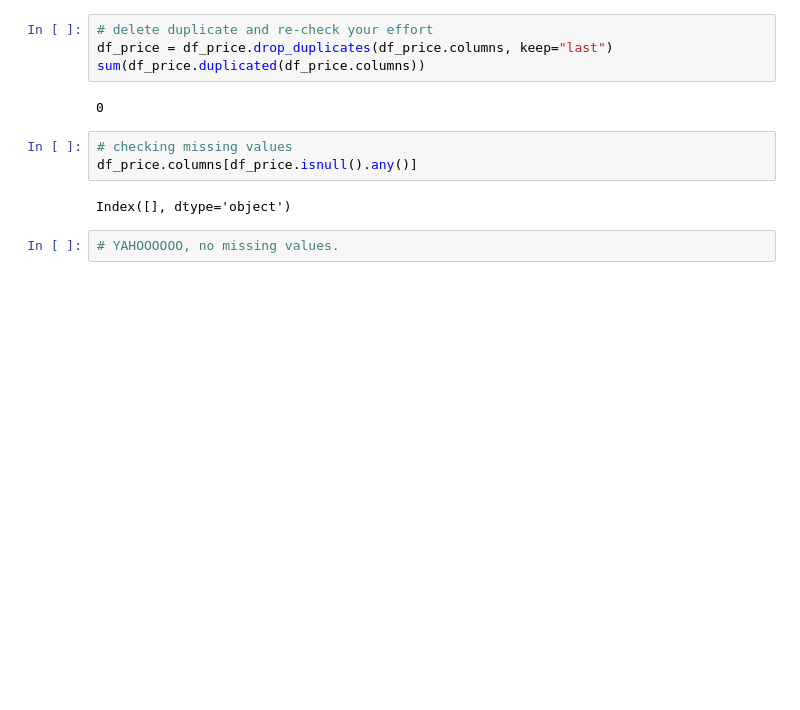
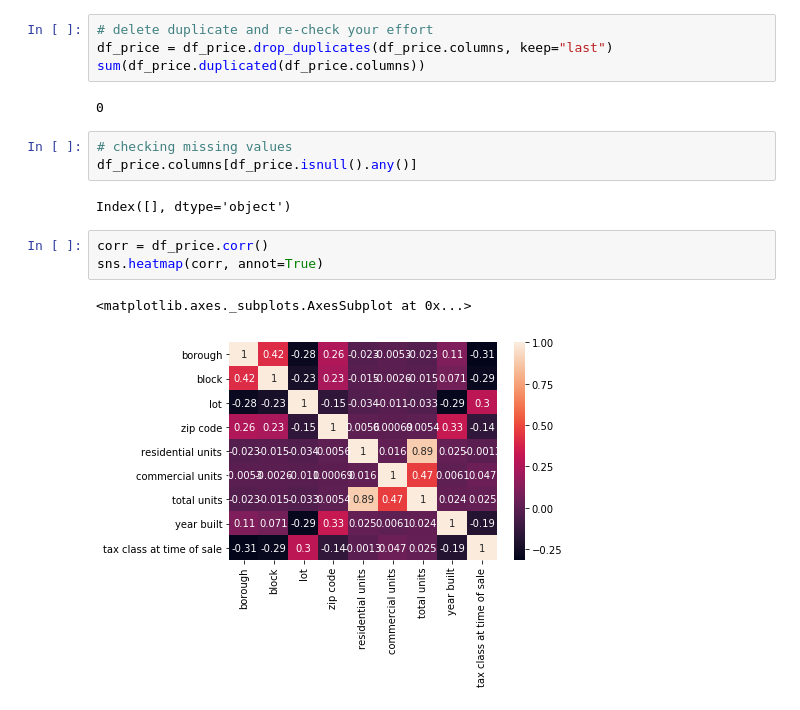
Before and after one commit to giuliosmall/Predicting-Energy-Consumption, a Jupyter notebook: Project_LISA.ipynb, the cells around one changed output. Drawn from its saved outputs; the diff is of its cells as text; blank space fills up the shorter version.

```diff
--- a/Project_LISA.ipynb
+++ b/Project_LISA.ipynb
@@ -123,5 +128,9 @@ sum(df_price.duplicated(df_price.columns))
 df_price.columns[df_price.isnull().any()]
 # %% [output]
 Index([], dtype='object')
-# %%
-# YAHOOOOOO, no missing values.
+# %%
+corr = df_price.corr()
+sns.heatmap(corr, annot=True)
+# %% [output]
+<matplotlib.axes._subplots.AxesSubplot at 0x...>
+[figure, added]
```
Also changed, not shown: parts of 3 cells of this notebook.
